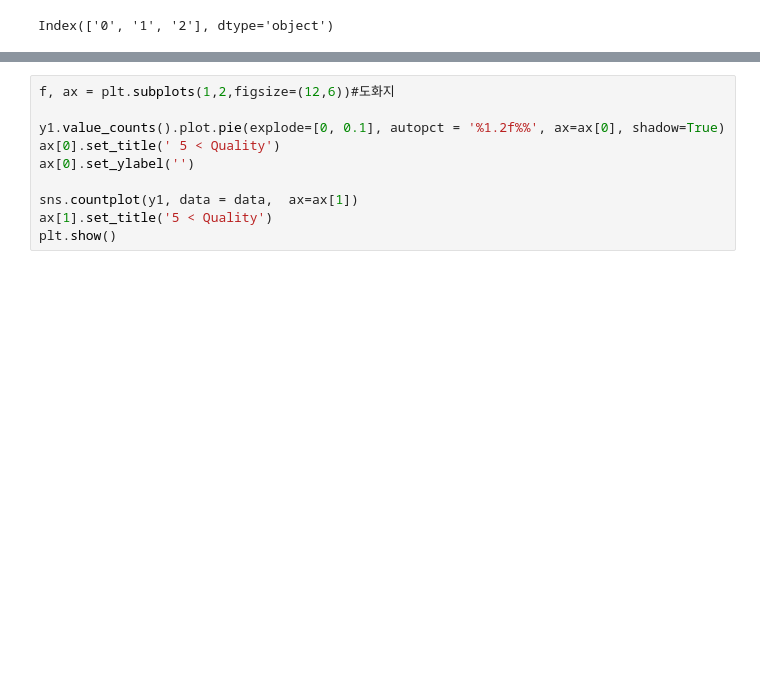
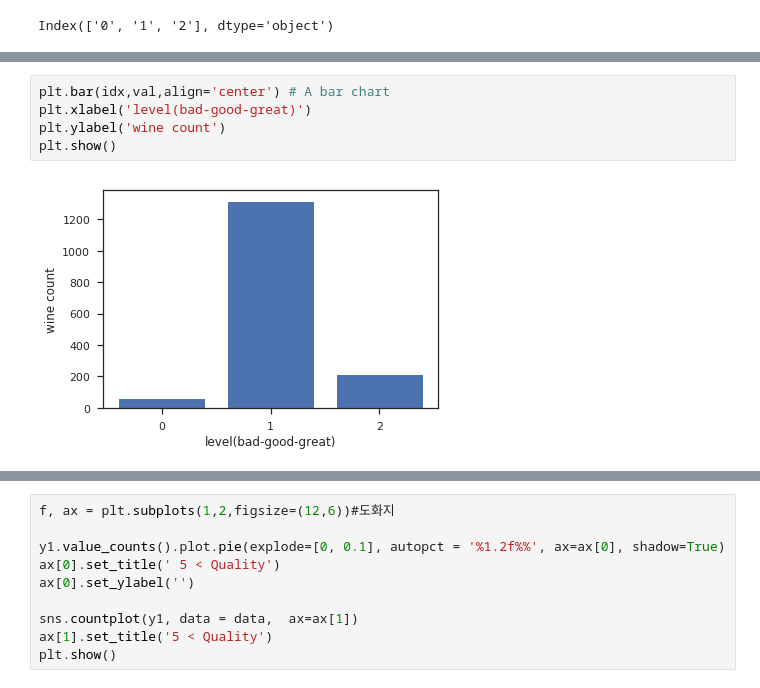
Before and after one commit to wonbae/wine-quality-sales, a Jupyter notebook: Redwine-analysis.ipynb, the cells around one changed output, grey strips where cells are left out. Drawn from its saved outputs; the diff is of its cells as text; blank space fills up the shorter version.

```diff
--- a/Redwine-analysis.ipynb
+++ b/Redwine-analysis.ipynb
@@ -355,0 +381,7 @@ ValueError: `bins` must increase monotonically, when an array
+# %%
+plt.bar(idx,val,align='center') # A bar chart
+plt.xlabel('level(bad-good-great)')
+plt.ylabel('wine count')
+plt.show()
+# %% [output]
+[figure, added]
```
Also changed, not shown: parts of 12 cells of this notebook.
